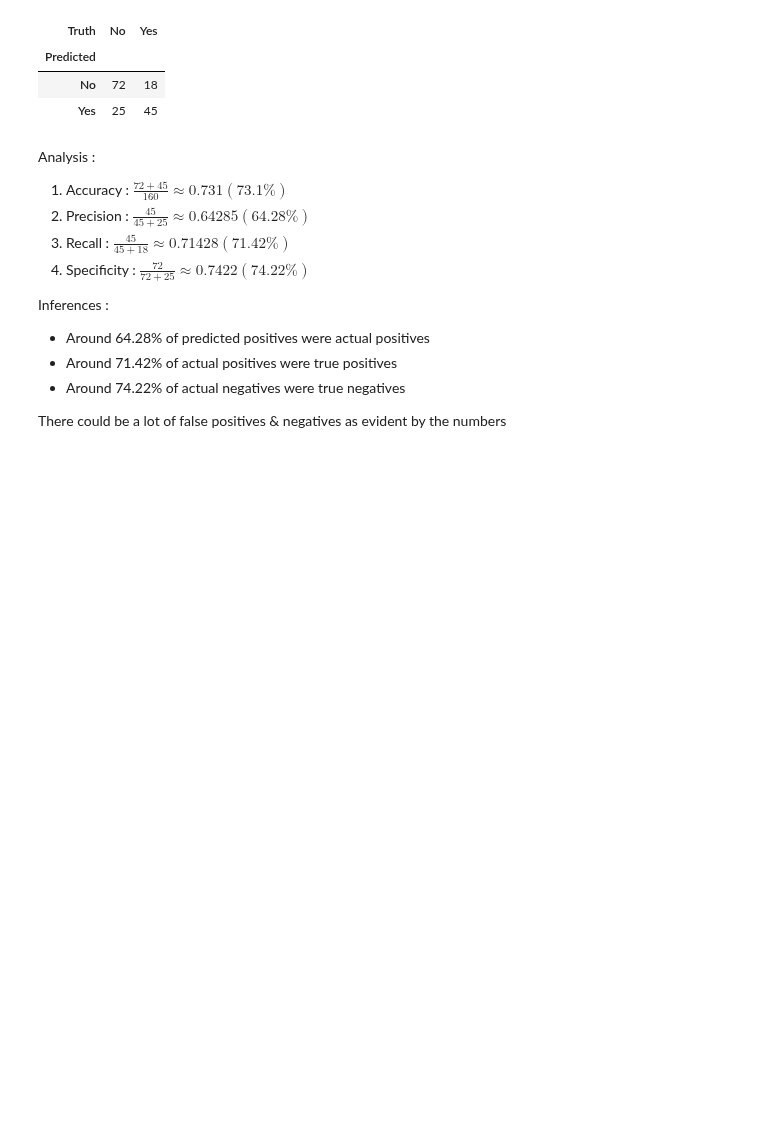
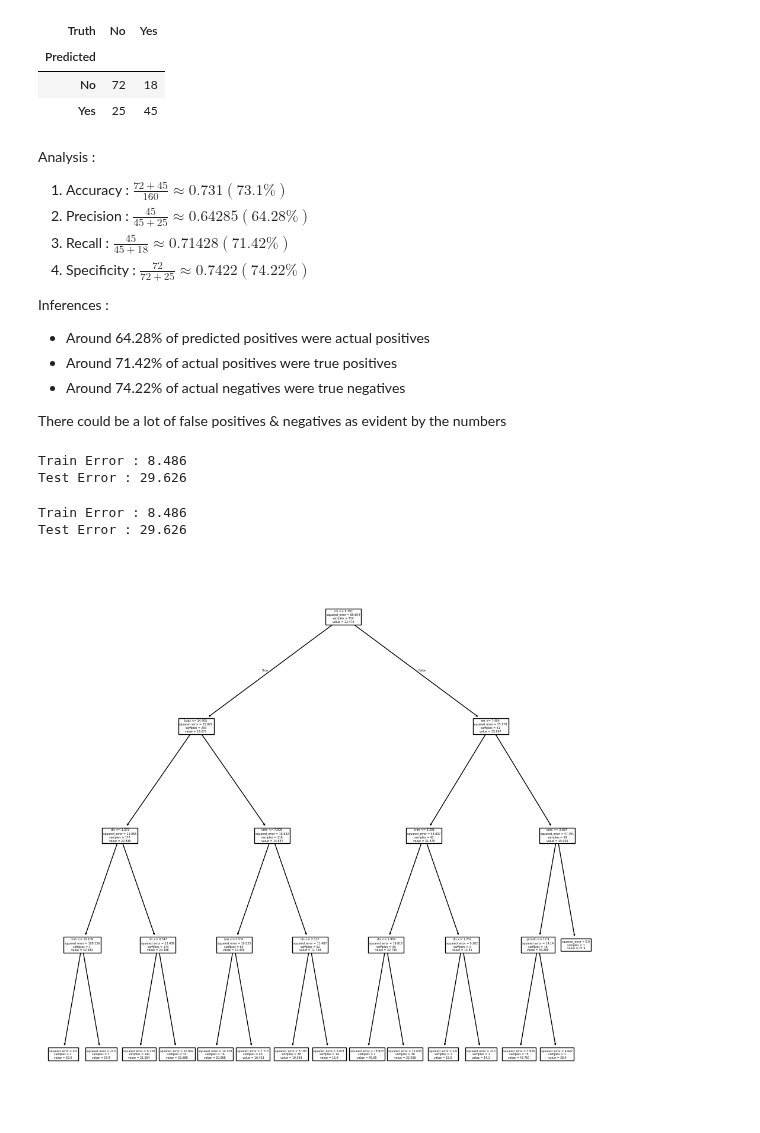
Before and after one commit to kkkamur07/ISL-Learning, a Jupyter notebook: Tree/tree-labs.ipynb, the cells around one changed output. Cells and saved outputs as stored; diff of their text form; code cells hidden in the pictures; blank space fills up the shorter version.

Commit message:
random-forest-done

```diff
--- a/Tree/tree-labs.ipynb
+++ b/Tree/tree-labs.ipynb
@@ -172,3 +172,52 @@ Inferences :
 - Around 74.22% of actual negatives were true negatives
 
 There could be a lot of false positives & negatives as evident by the numbers
+# %%
+# Fitting regression trees
+data_boston = load_data("Boston")
+design = MS(data_boston.columns.drop("medv"), intercept=False)
+x = design.fit_transform(data_boston)
+feature_names = x.columns
+x_dat = np.asarray(x)
+y = data_boston.medv
+# %%
+cv = skm.ShuffleSplit(5, test_size=0.3, random_state=0)
+reg = DTR(max_depth=4, random_state=0)
+
+train_score = 0
+test_score = 0
+
+for train_idx, test_idx in cv.split(x_dat) :
+    x_train, x_test = x_dat[train_idx], x_dat[test_idx]
+    y_train, y_test = y[train_idx], y[test_idx]
+    reg.fit(x_train, y_train)
+    train_mse = np.mean((y_train - reg.predict(x_train))**2)
+    test_mse = np.mean((y_test - reg.predict(x_test))**2)
+    train_score += train_mse
+    test_score += test_mse
+train_score /= cv.get_n_splits()
+test_score /= cv.get_n_splits()
+
+print(f"Train Error : {train_score:.3f}")
+print(f"Test Error : {test_score:.3f}")
+# %% [output]
+Train Error : 8.486
+Test Error : 29.626
+# %%
+# Alternative implmentation
+eval = skm.cross_validate(reg, x_dat, y, cv=cv, return_train_score=True, scoring="neg_mean_squared_error")
+
+print(f"Train Error : {-eval['train_score'].mean():.3f}")
+print(f"Test Error : {-eval['test_score'].mean():.3f}")
+# %% [output]
+Train Error : 8.486
+Test Error : 29.626
+# %%
+# Plotting the regression tree
+fig, ax = plt.subplots(figsize=(12,12))
+plot_tree(reg, feature_names=feature_names, ax=ax)
+plt.show()
+
+# Quite bushy tree
+# %% [output]
+[figure, added]
```
Also changed, not shown: parts of 19 cells of this notebook.
